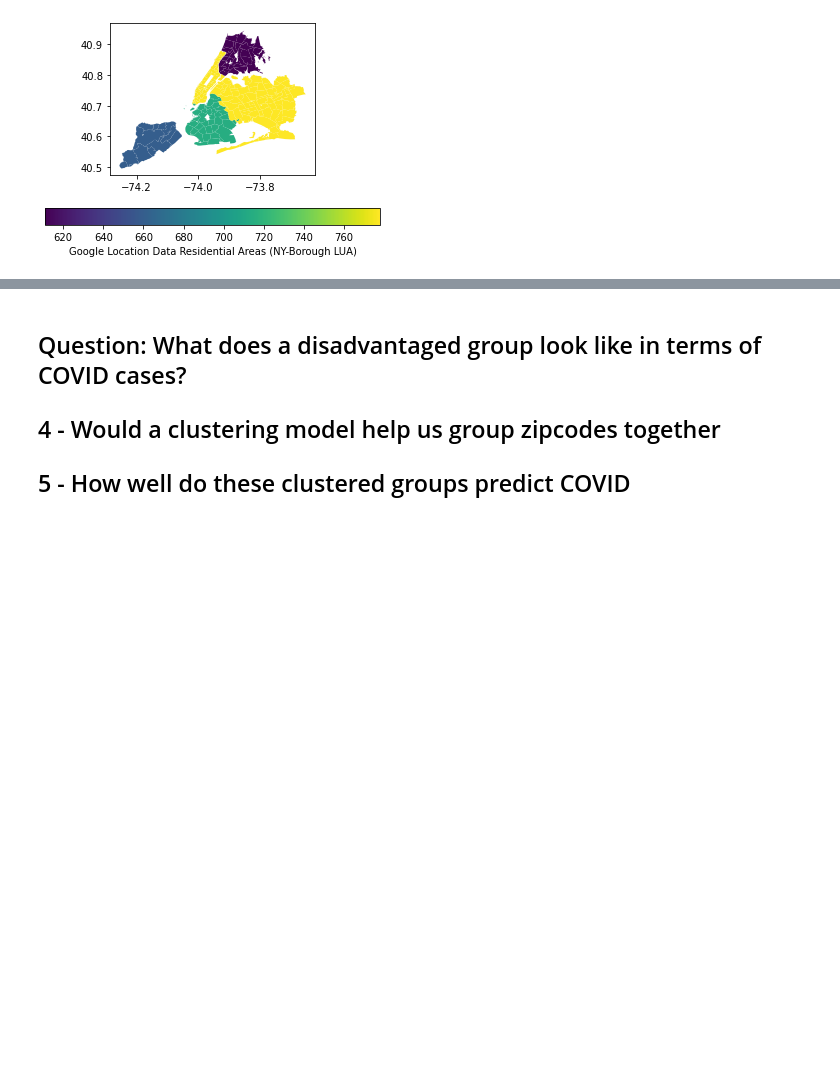
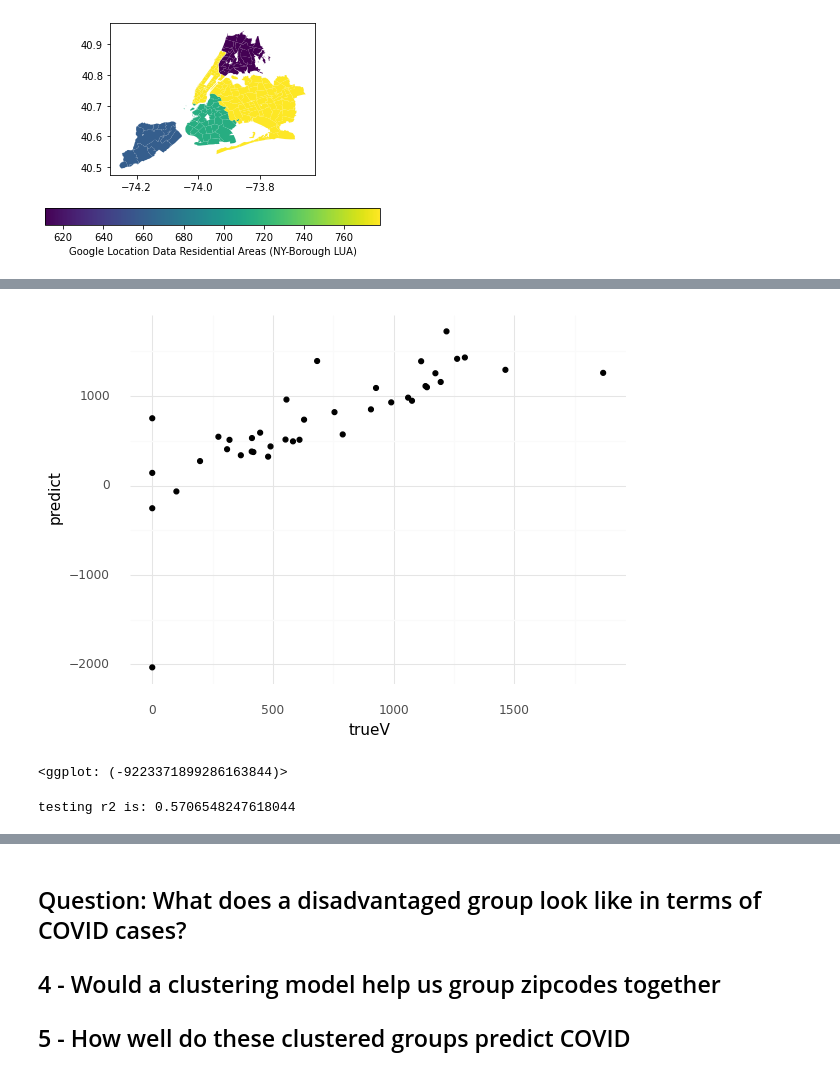
Before and after one commit to abechtel31/CPSC392-Final, a Jupyter notebook: covid.ipynb, the cells around one changed output, grey strips where cells are left out. Saved outputs shown, nothing was run; the diff lists cells and outputs as text; code cells hidden in the pictures; blank space fills up the shorter version.

```diff
--- a/covid.ipynb
+++ b/covid.ipynb
@@ -474,0 +486,3 @@ It does not
+# %%
+mod = sm.OLS(y_train,X_train)
+fit = mod.fit()
@@ -474,0 +526,13 @@ It does not
+# %%
+test_preds = fit.predict(X_test)
+# %%
+true_v_pred = pd.DataFrame({"predict": test_preds, "trueV": y_test})
+# %%
+ggplot(true_v_pred, aes(x = "trueV", y = "predict")) +geom_point() +theme_minimal()
+# %% [output]
+[figure, added]
+<ggplot: (-9223371899286163844)>
+# %%
+print('testing r2 is:', r2_score(test_preds, y_test))
+# %% [output]
+testing r2 is: 0.5706548247618044
```
Also changed, not shown: parts of 57 cells of this notebook.
